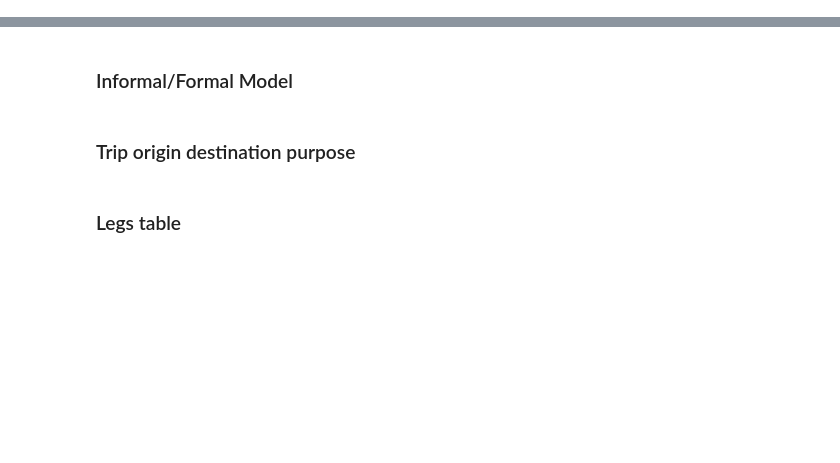
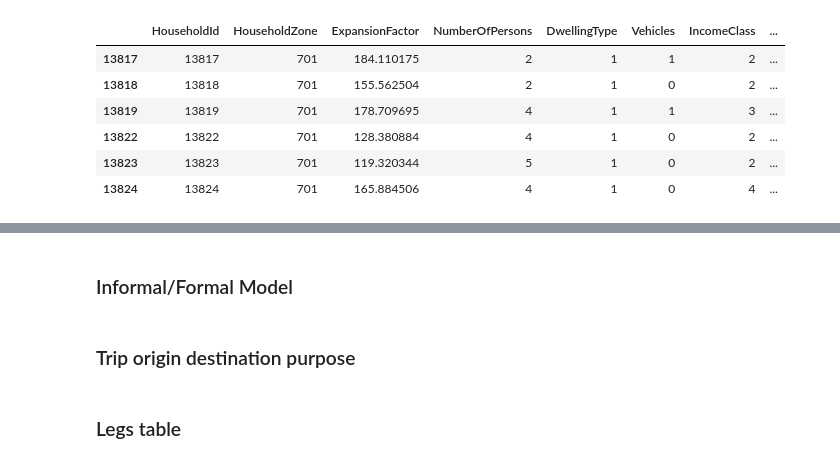
Before and after one commit to CentroFuturoCiudades/population-synthesis, a Jupyter notebook: notebooks/OD_Survey.ipynb, the cells around one changed output, grey strips where cells are left out. Cells and saved outputs as stored; diff of their text form; code cells hidden in the pictures; blank space fills up the shorter version.

Commit message:
Augmented od table

```diff
--- a/notebooks/OD_Survey.ipynb
+++ b/notebooks/OD_Survey.ipynb
@@ -173,0 +175,3 @@ trips_models.to_csv('../output/od_trips.csv', index=False)
+# %%
+taz_dist = pd.read_csv('../data/TAZ/zonedistances_final.csv', index_col=0)
+taz_dist.columns = taz_dist.columns.astype(int)
@@ -173,0 +196,33 @@ trips_models.to_csv('../output/od_trips.csv', index=False)
+# %%
+# Add columns for vehicle model
+
+# Macrozone and Municipality
+households_models_2 = households_models.reset_index().merge(
+    taz[['ZONA_2', 'MACROZONA', 'MUNICIPIO']],
+    left_on='HouseholdZone',
+    right_on='ZONA_2',
+    how='left'
+).drop(columns='ZONA_2').set_index('HOGAR').sort_index()
+
+# number for formal and informal workers
+households_models_2 = households_models_2.assign(
+    NumberOfFormalWorkers=(
+        people_models.query("EmploymentStatus == 'F'")
+        .groupby('HOGAR').size()
+        .reindex(households_models.index).fillna(0).astype(int)
+    ),
+    NumberOfInformalWorkers=(
+        people_models.query("EmploymentStatus == 'P'")
+        .groupby('HOGAR').size()
+        .reindex(households_models.index).fillna(0).astype(int)
+    ),
+    NumberOfLicenses = (
+        people_models.query("License == 'Y'")
+        .groupby('HOGAR').size()
+        .reindex(households_models.index).fillna(0).astype(int)
+    ),
+    DistanceEmployment=get_mean_dist(people_models, households_models, taz_dist, 'EmploymentZone').reindex(households_models.index).fillna(-1),
+    DistanceSchool=get_mean_dist(people_models, households_models, taz_dist, 'SchoolZone').reindex(households_models.index).fillna(-1),
+    #ZoneDensity=0.0,
+)
+# zone population density
@@ -173,0 +231,17 @@ trips_models.to_csv('../output/od_trips.csv', index=False)
+# %%
+households_models_2.merge(
+    taz_census[['ZONA', 'AREA', 'POBTOT']].copy().assign(
+        HouseholdZone=taz_census.ZONA.map(zones_map),
+        ZoneDensity=taz_census.POBTOT/taz_census.AREA
+    ),
+    on='HouseholdZone',
+    how='left'
+).query("ZoneDensity.isna()")
+# %% [output]
+|  | HouseholdId | HouseholdZone | ExpansionFactor | NumberOfPersons | DwellingType | Vehicles | IncomeClass | ... |
+| 13817 | 13817 | 701 | 184.110175 | 2 | 1 | 1 | 2 | ... |
+| 13818 | 13818 | 701 | 155.562504 | 2 | 1 | 0 | 2 | ... |
+| 13819 | 13819 | 701 | 178.709695 | 4 | 1 | 1 | 3 | ... |
+| 13822 | 13822 | 701 | 128.380884 | 4 | 1 | 0 | 2 | ... |
+| 13823 | 13823 | 701 | 119.320344 | 5 | 1 | 0 | 2 | ... |
+| 13824 | 13824 | 701 | 165.884506 | 4 | 1 | 0 | 4 | ... |
```
Also changed, not shown: parts of 12 cells of this notebook, 1 other file.
